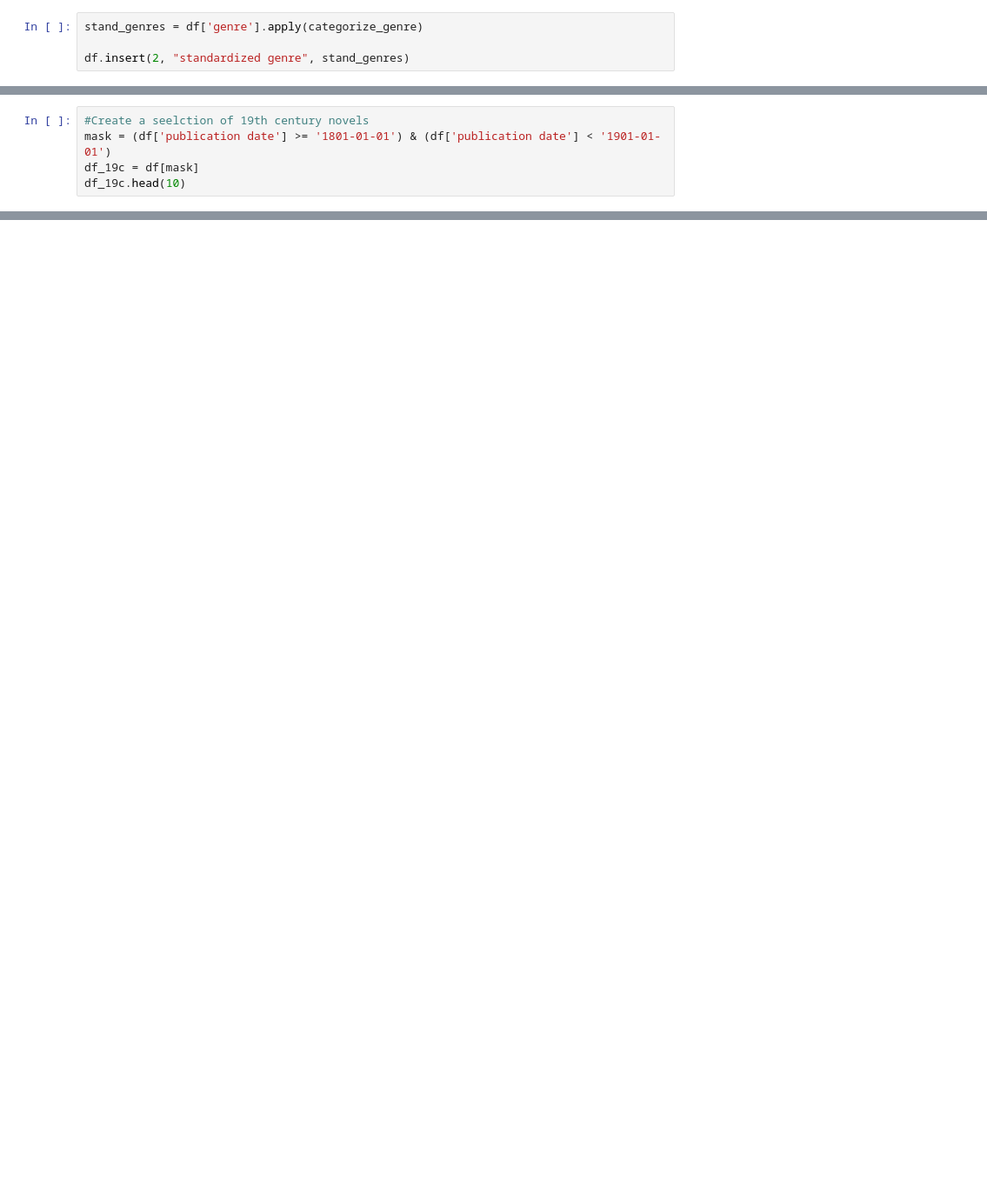
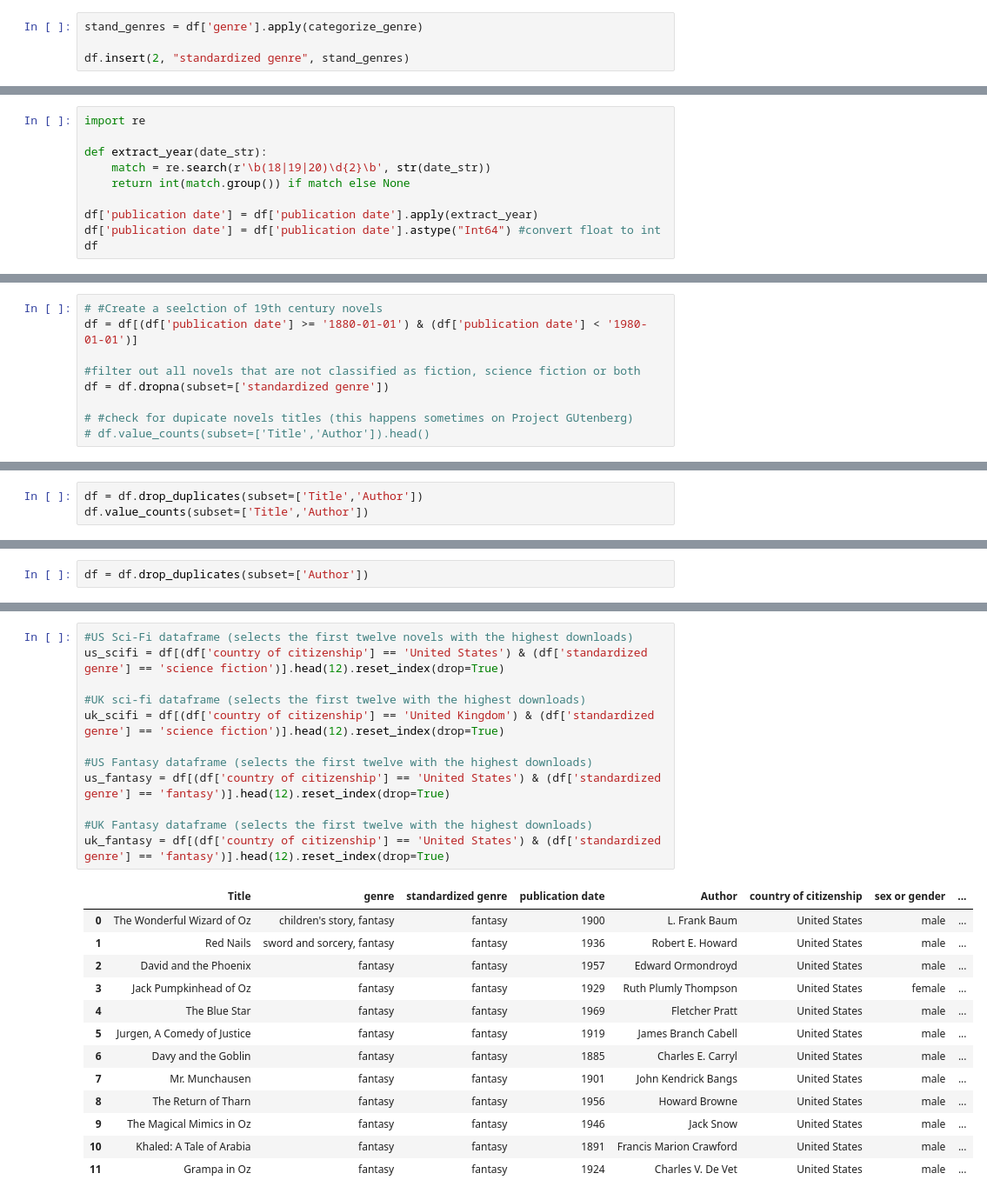
Before and after one commit to Cameron-Meinsma/dh_tools_and_methods_group_project, a Jupyter notebook: data_cleaning_and_corpus_selection.ipynb, the cells around one changed output, grey strips where cells are left out. Shown at 87% size. Drawn from its saved outputs; the diff is of its cells as text; blank space fills up the shorter version.

```diff
--- a/data_cleaning_and_corpus_selection.ipynb
+++ b/data_cleaning_and_corpus_selection.ipynb
@@ -77,0 +123,10 @@ df['publication date'].dtype
+# %%
+import re
+
+def extract_year(date_str):
+    match = re.search(r'\b(18|19|20)\d{2}\b', str(date_str))
+    return int(match.group()) if match else None
+
+df['publication date'] = df['publication date'].apply(extract_year)
+df['publication date'] = df['publication date'].astype("Int64") #convert float to int
+df
@@ -78,5 +147,9 @@ df['publication date'].dtype
 # %%
-#Create a seelction of 19th century novels
-mask = (df['publication date'] >= '1801-01-01') & (df['publication date'] < '1901-01-01')
-df_19c = df[mask]
-df_19c.head(10)
+# #Create a seelction of 19th century novels
+df = df[(df['publication date'] >= '1880-01-01') & (df['publication date'] < '1980-01-01')]
+
+#filter out all novels that are not classified as fiction, science fiction or both
+df = df.dropna(subset=['standardized genre'])
+
+# #check for dupicate novels titles (this happens sometimes on Project GUtenberg)
+# df.value_counts(subset=['Title','Author']).head()
@@ -82,0 +162,3 @@ df_19c.head(10)
+# %%
+df = df.drop_duplicates(subset=['Title','Author'])
+df.value_counts(subset=['Title','Author'])
@@ -82,0 +181,2 @@ df_19c.head(10)
+# %%
+df = df.drop_duplicates(subset=['Author'])
@@ -82,0 +197,26 @@ df_19c.head(10)
+# %%
+#US Sci-Fi dataframe (selects the first twelve novels with the highest downloads)
+us_scifi = df[(df['country of citizenship'] == 'United States') & (df['standardized genre'] == 'science fiction')].head(12).reset_index(drop=True)
+
+#UK sci-fi dataframe (selects the first twelve with the highest downloads)
+uk_scifi = df[(df['country of citizenship'] == 'United Kingdom') & (df['standardized genre'] == 'science fiction')].head(12).reset_index(drop=True)
+
+#US Fantasy dataframe (selects the first twelve with the highest downloads)
+us_fantasy = df[(df['country of citizenship'] == 'United States') & (df['standardized genre'] == 'fantasy')].head(12).reset_index(drop=True)
+
+#UK Fantasy dataframe (selects the first twelve with the highest downloads)
+uk_fantasy = df[(df['country of citizenship'] == 'United States') & (df['standardized genre'] == 'fantasy')].head(12).reset_index(drop=True)
+# %% [output]
+|  | Title | genre | standardized genre | publication date | Author | country of citizenship | sex or gender | ... |
+| 0 | The Wonderful Wizard of Oz | children's story, fantasy | fantasy | 1900 | L. Frank Baum | United States | male | ... |
+| 1 | Red Nails | sword and sorcery, fantasy | fantasy | 1936 | Robert E. Howard | United States | male | ... |
+| 2 | David and the Phoenix | fantasy | fantasy | 1957 | Edward Ormondroyd | United States | male | ... |
+| 3 | Jack Pumpkinhead of Oz | fantasy | fantasy | 1929 | Ruth Plumly Thompson | United States | female | ... |
+| 4 | The Blue Star | fantasy | fantasy | 1969 | Fletcher Pratt | United States | male | ... |
+| 5 | Jurgen, A Comedy of Justice | fantasy | fantasy | 1919 | James Branch Cabell | United States | male | ... |
+| 6 | Davy and the Goblin | fantasy | fantasy | 1885 | Charles E. Carryl | United States | male | ... |
+| 7 | Mr. Munchausen | fantasy | fantasy | 1901 | John Kendrick Bangs | United States | male | ... |
+| 8 | The Return of Tharn | fantasy | fantasy | 1956 | Howard Browne | United States | male | ... |
+| 9 | The Magical Mimics in Oz | fantasy | fantasy | 1946 | Jack Snow | United States | male | ... |
+| 10 | Khaled: A Tale of Arabia | fantasy | fantasy | 1891 | Francis Marion Crawford | United States | male | ... |
+| 11 | Grampa in Oz | fantasy | fantasy | 1924 | Charles V. De Vet | United States | male | ... |
```
Also changed, not shown: parts of 28 cells of this notebook, 49 other files.
